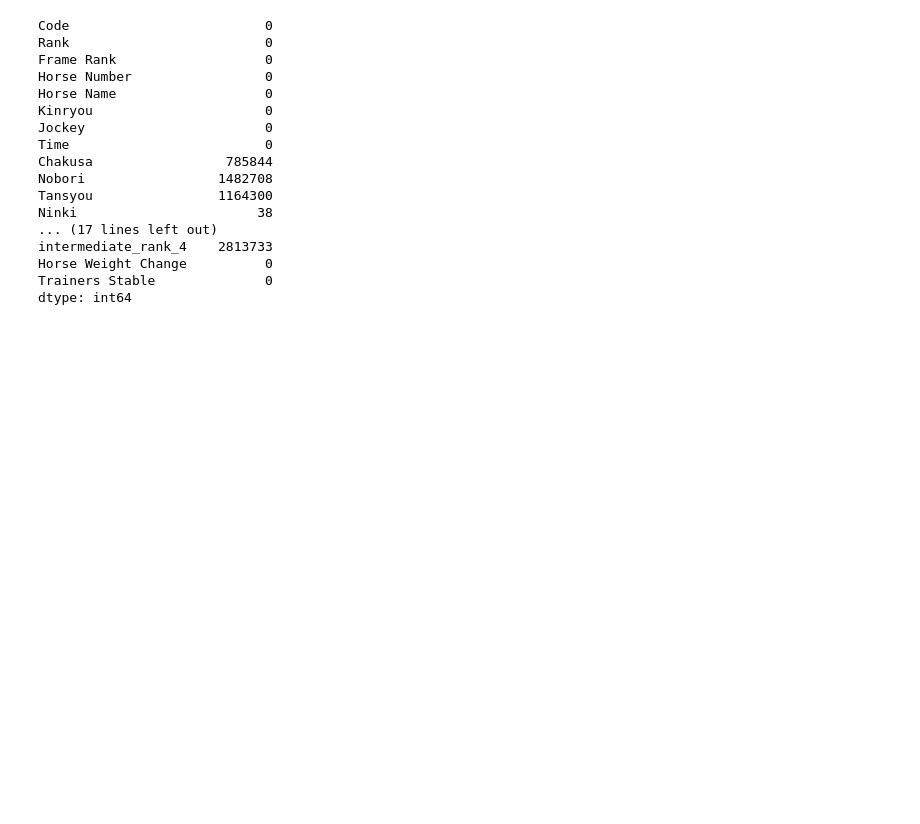
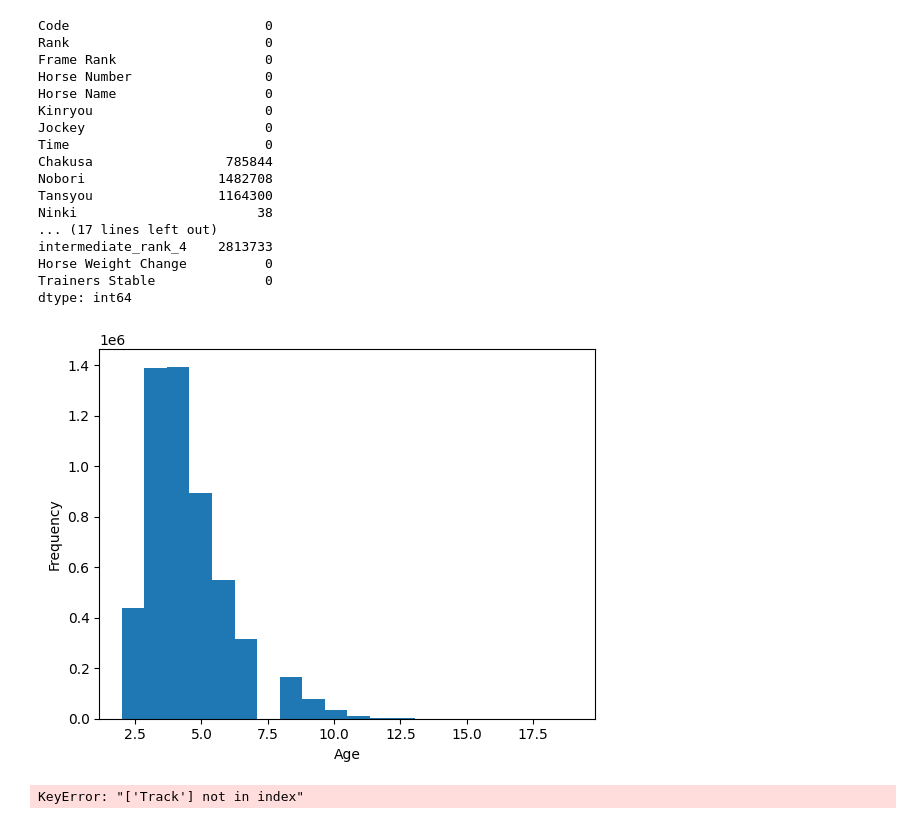
Before and after one commit to yuutaro/ProjectTeam5, a Jupyter notebook: workspace/mikasa/statisical-analysis.ipynb, the cells around one changed output. Saved outputs shown, nothing was run; the diff lists cells and outputs as text; code cells hidden in the pictures; blank space fills up the shorter version.

```diff
--- a/workspace/mikasa/statisical-analysis.ipynb
+++ b/workspace/mikasa/statisical-analysis.ipynb
@@ -556,3 +558,45 @@ Trainers Stable              0
 dtype: int64
 # %%
 merged_table.to_csv('./data/merged_table_finished2.csv', index=False)
+# %%
+import pandas as pd
+import matplotlib.pyplot as plt
+import seaborn as sns
+
+merged_table = pd.read_csv('./data/merged_table_finished2.csv')
+
+# merged_table['Age']のヒストグラムを表示
+plt.hist(merged_table['Age'], bins=20)
+# x,y軸のラベルを設定
+plt.xlabel('Age')
+plt.ylabel('Frequency')
+plt.show()
+# %% [output]
+[figure, added]
+# %%
+# Frame Rank,Horse Weight, Track, Sex, Ageと、Rankの相関係数を表示
+# merged_tableはdataframe
+
+target_columns = ['Frame Rank', 'Horse Weight', 'Sex', 'Age', 'Rank']
+
+
+# 相関行列を計算
+correlation_matrix = merged_table[target_columns].corr()
+
+# ヒートマップで表示
+plt.figure(figsize=(10, 8))
+sns.heatmap(correlation_matrix, annot=True, cmap='coolwarm', fmt=".2f")
+plt.title('Correlation Matrix')
+plt.show()
+
+
+# 数値データのみの相関行列を計算・表示する場合
+numerical_columns = ['Frame Rank', 'Horse Weight', 'Sex', 'Age', 'Rank']
+numerical_correlation_matrix = merged_table[numerical_columns].corr()
+
+plt.figure(figsize=(8, 6))
+sns.heatmap(numerical_correlation_matrix, annot=True, cmap='coolwarm', fmt=".2f")
+plt.title('Numerical Correlation Matrix')
+plt.show()
+# %% [output]
+KeyError: "['Track'] not in index"
```
Also changed, not shown: parts of 1 cell of this notebook, 4 other files.
